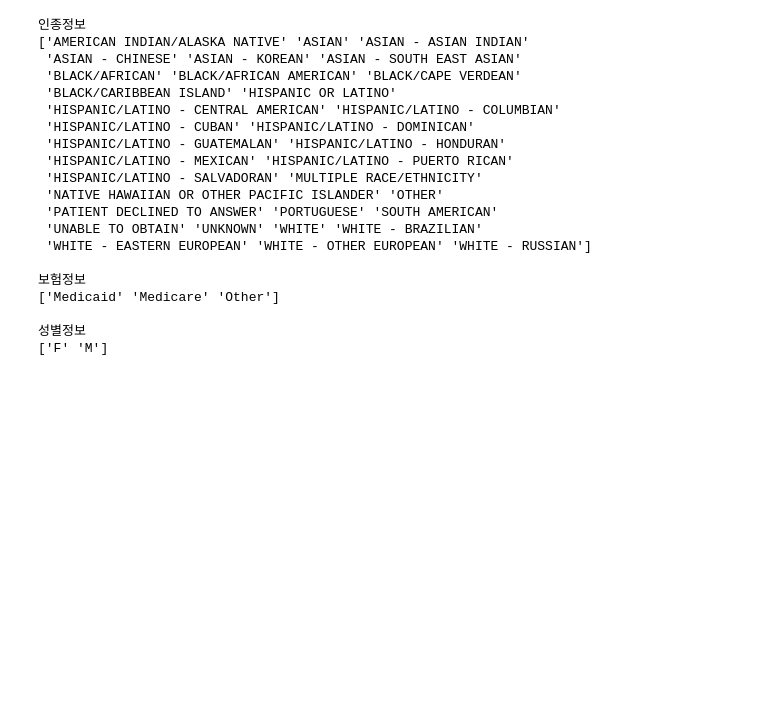
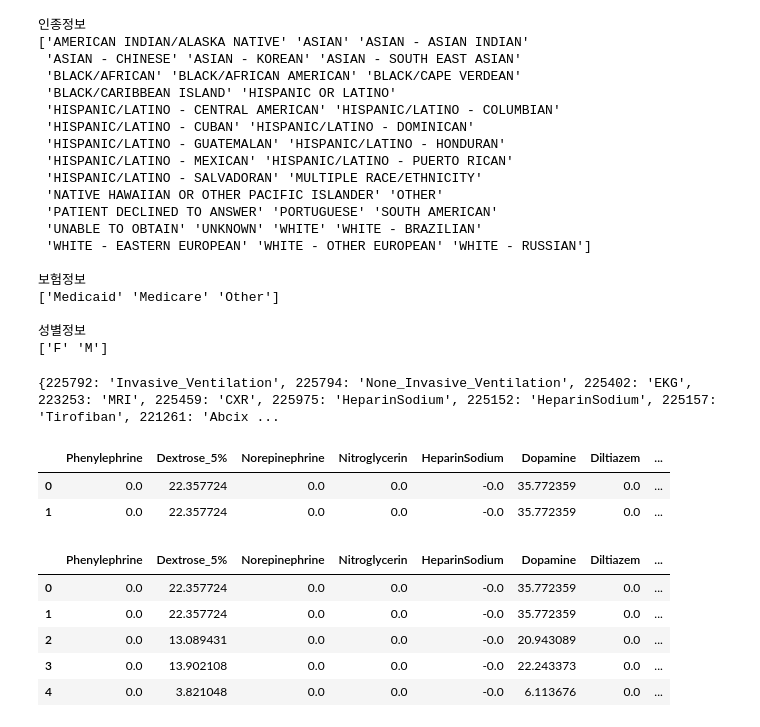
Before and after one commit to Jeong-Eul/MIMICIV2.2_PREPROC, a Jupyter notebook: mainCircline.ipynb, the cells around one changed output. Saved outputs shown, nothing was run; the diff lists cells and outputs as text; code cells hidden in the pictures; blank space fills up the shorter version.

```diff
--- a/mainCircline.ipynb
+++ b/mainCircline.ipynb
@@ -117,8 +110,12 @@ bulk_changes_pmpe = {
     225152 : 'HeparinSodium', 225157 : 'Tirofiban', 221261 : 'Abciximab',
     229069 : 'Digoxin', 229617 : 'Epinephrine', 221289 : 'Epinephrine',  225166: 'Potassium_Chloride',
     225876 : 'Imipenem', 225893 : 'Piperacillin_Tazobactam', 226509 : 'extra_blood',
-    227080 : 'Fluids_supplement', 220949: 'Dextrose_5%', 225401 : 'blood_cultured', 225437 : 'blood_cultured'
-}
+    227080 : 'Fluids_supplement', 220949: 'Dextrose_5%', 225401 : 'blood_cultured', 225437 : 'blood_cultured',
+    221906 : 'Norepinephrine', 221749: 'Phenylephrine', 222056 : 'Nitroglycerin', 221662 : 'Dopamine', 221468 : 'Diltiazem',
+    222315 : 'Vasopressin', 229630 : 'Phenylephrine (50/250)', 222051 : 'Nitroprusside', 225153 : 'Labetalol', 221986 : 'Milrinone',
+    221555 : 'Cisatracurium', 221653 : 'Dobutamine', 221429 : 'Esmolol', 229233 : 'Rocuronium', 229632: 'Phenylephrine (200/250)', 222037:'Nesiritide',
+    222062 : 'Vecuronium', 220490 : 'Water', 220587: 'AST', 220644:'ALT'
+    }
 
 bulk_changes_ce = {
     220045 : 'HR', 220050 : 'ABPs', 220051 : 'ABPd',
@@ -152,11 +149,42 @@ bulk_changes_le = {
     50885 : 'total_bilirubin', 53089 : 'total_bilirubin',
     51108 : 'Urine_Output', 51109 : 'Urine_Output', 50886 : 'blood_cultured',
     70011 : 'blood_cultured', 70012 : 'blood_cultured', 51265 : 'Platelet_count',
-    51704 : 'Platelet_count', 50861 : 'ALT', 50878 : 'AST', 51300 : 'WBC', 51301: 'WBC', 51755: 'WBC',
-    51006: 'BUN', 52647 :'BUN'
+    51704 : 'Platelet_count', 50861 : 'ALT', 50878 : 'AST', 51300 : 'WBC', 51301: 'WBC', 51755: 'WBC', 220546: 'WBC',
+    51006: 'BUN', 52647 :'BUN', 225624:'BUN'
 }
 
 
+bulk_changes_oe = {
+    226557 : 'Urine_Output', 226558 : 'Urine_Output', 226559 : 'Urine_Output', 226560 : 'Urine_Output', 226561 : 'Urine_Output',
+    226563 : 'Urine_Output', 226564 : 'Urine_Output', 226565 : 'Urine_Output', 226566 : 'Urine_Output', 226567 : 'Urine_Output',
+    226584 : 'Urine_Output', 226627 : 'Urine_Output', 226631 : 'Urine_Output', 226632 : 'Urine_Output', 227488 : 'Urine_Output_in', 227489 : 'Urine_Output_out'
+}
+
+
+bulk_changes_an =  {225840 : 'Antibiotic', 225875 : 'Antibiotic', 225883 : 'Antibiotic', 225876 : 'Antibiotic', 225893 : 'Antibiotic', 229064 : 'Antibiotic',
+    225850 : 'Antibiotic', 225855 : 'Antibiotic', 225859 : 'Antibiotic', 225860 : 'Antibiotic', 225865 : 'Antibiotic', 225798 : 'Antibiotic',
+    225837 : 'Antibiotic', 225838 : 'Antibiotic', 225842 : 'Antibiotic', 225843 : 'Antibiotic', 225844 : 'Antibiotic', 225845 : 'Antibiotic',
+    225847 : 'Antibiotic', 225848 : 'Antibiotic', 225851 : 'Antibiotic', 225857 : 'Antibiotic', 225859 : 'Antibiotic' ,225862 : 'Antibiotic',
+    225863 : 'Antibiotic', 225866 : 'Antibiotic', 225868 : 'Antibiotic', 225869 : 'Antibiotic', 225871 : 'Antibiotic', 225873 : 'Antibiotic',
+    225875 : 'Antibiotic', 225876 : 'Antibiotic', 225877 : 'Antibiotic', 225879 : 'Antibiotic', 225881 : 'Antibiotic', 225882 : 'Antibiotic',
+    225883 : 'Antibiotic', 225884 : 'Antibiotic', 225885 : 'Antibiotic', 225886 : 'Antibiotic', 225888 : 'Antibiotic', 225889 : 'Antibiotic',
+    225890 : 'Antibiotic', 225892 : 'Antibiotic', 225893 : 'Antibiotic', 225895 : 'Antibiotic', 225896 : 'Antibiotic', 225897 : 'Antibiotic',
+    225898 : 'Antibiotic', 225899 : 'Antibiotic', 225900 : 'Antibiotic', 225902 : 'Antibiotic', 225903 : 'Antibiotic', 225905 : 'Antibiotic',
+    227691 : 'Antibiotic', 228003 : 'Antibiotic', 229059 : 'Antibiotic', 229061 : 'Antibiotic', 229064 : 'Antibiotic', 229587 : 'Antibiotic'
+    }
+
 bulk_changes_pmpe.update(bulk_changes_ce)
 bulk_changes_pmpe.update(bulk_changes_le)
+bulk_changes_pmpe.update(bulk_changes_oe)
+bulk_changes_pmpe.update(bulk_changes_an)
 print(bulk_changes_pmpe)
+# %% [output]
+{225792: 'Invasive_Ventilation', 225794: 'None_Invasive_Ventilation', 225402: 'EKG', 223253: 'MRI', 225459: 'CXR', 225975: 'HeparinSodium', 225152: 'HeparinSodium', 225157: 'Tirofiban', 221261: 'Abcix ...
+# %%
+col_name_mapper = {str(key): value for key, value in bulk_changes_pmpe.items()}
+data = data.rename(columns=col_name_mapper)
+data.head(2)
+# %% [output]
+|  | Phenylephrine | Dextrose_5% | Norepinephrine | Nitroglycerin | HeparinSodium | Dopamine | Diltiazem | ... |
+| 0 | 0.0 | 22.357724 | 0.0 | 0.0 | -0.0 | 35.772359 | 0.0 | ... |
+| 1 | 0.0 | 22.357724 | 0.0 | 0.0 | -0.0 | 35.772359 | 0.0 | ... |
@@ -162,0 +255,9 @@ print(bulk_changes_pmpe)
+# %%
+data.head()
+# %% [output]
+|  | Phenylephrine | Dextrose_5% | Norepinephrine | Nitroglycerin | HeparinSodium | Dopamine | Diltiazem | ... |
+| 0 | 0.0 | 22.357724 | 0.0 | 0.0 | -0.0 | 35.772359 | 0.0 | ... |
+| 1 | 0.0 | 22.357724 | 0.0 | 0.0 | -0.0 | 35.772359 | 0.0 | ... |
+| 2 | 0.0 | 13.089431 | 0.0 | 0.0 | -0.0 | 20.943089 | 0.0 | ... |
+| 3 | 0.0 | 13.902108 | 0.0 | 0.0 | -0.0 | 22.243373 | 0.0 | ... |
+| 4 | 0.0 | 3.821048 | 0.0 | 0.0 | -0.0 | 6.113676 | 0.0 | ... |
```
Also changed, not shown: parts of 2 cells of this notebook.
